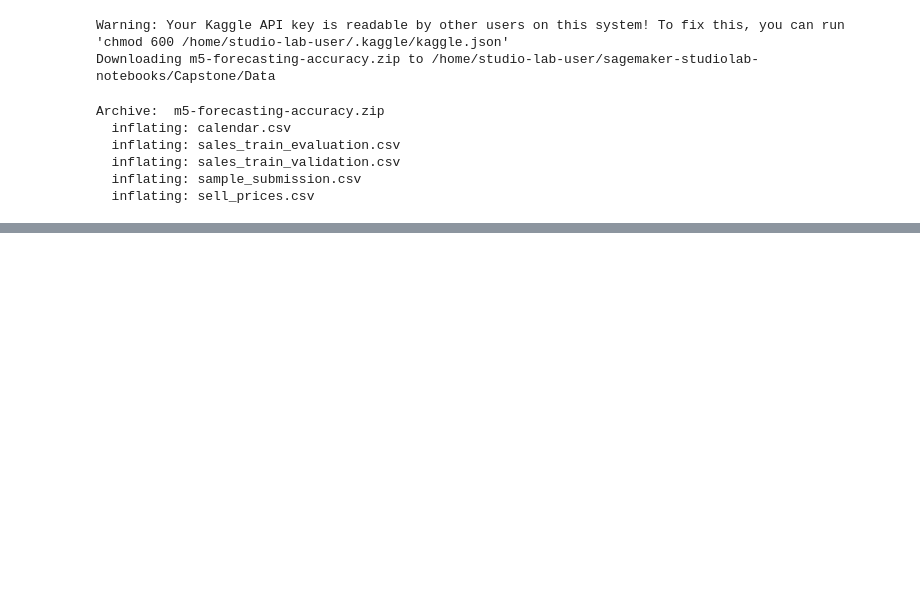
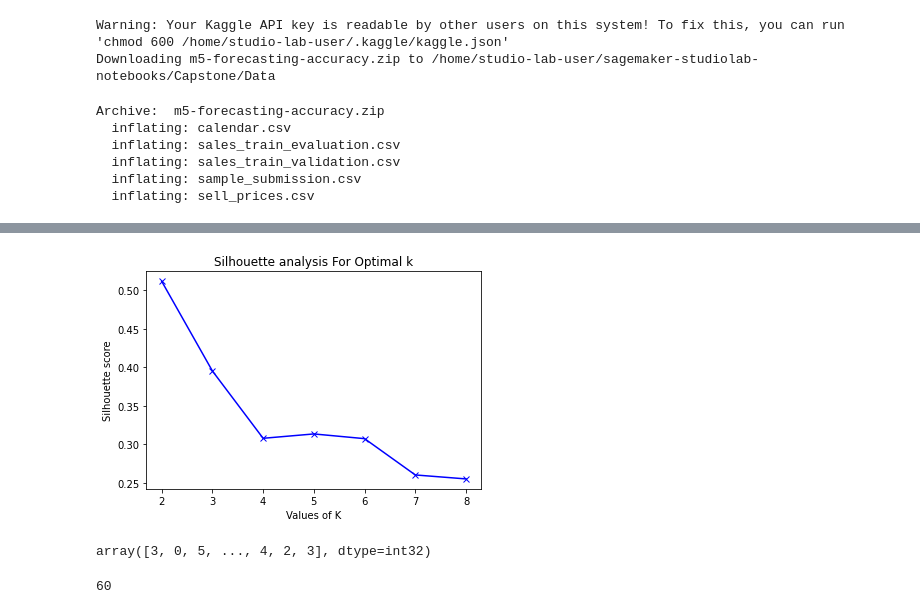
Before and after one commit to jmiller558/Capstone, a Jupyter notebook: JM_Workbook.ipynb, the cells around one changed output, grey strips where cells are left out. Cells and saved outputs as stored; diff of their text form; code cells hidden in the pictures; blank space fills up the shorter version.

```diff
--- a/JM_Workbook.ipynb
+++ b/JM_Workbook.ipynb
@@ -72,0 +144,25 @@ cal
+# %%
+range_n_clusters = [2, 3, 4, 5, 6, 7, 8]
+silhouette_avg = []
+for num_clusters in range_n_clusters:
+
+ # initialise kmeans
+    kmeans = KMeans(n_clusters=num_clusters)
+    kmeans.fit(acf_df.transpose())
+    cluster_labels = kmeans.labels_
+
+ # silhouette score
+    silhouette_avg.append(silhouette_score(acf_df.transpose(), cluster_labels))
+plt.plot(range_n_clusters,silhouette_avg,'bx-')
+plt.xlabel('Values of K')
+plt.ylabel('Silhouette score')
+plt.title('Silhouette analysis For Optimal k')
+plt.show()
+# %% [output]
+[figure, added]
+# %%
+n_clusters = 6
+kmeans = KMeans(n_clusters=n_clusters, random_state=0).fit(acf_df.transpose())
+kmeans.labels_
+# %% [output]
+array([3, 0, 5, ..., 4, 2, 3], dtype=int32)
@@ -72,0 +177,4 @@ cal
+# %%
+len(sample_df)
+# %% [output]
+60
```
Also changed, not shown: parts of 42 cells of this notebook.
